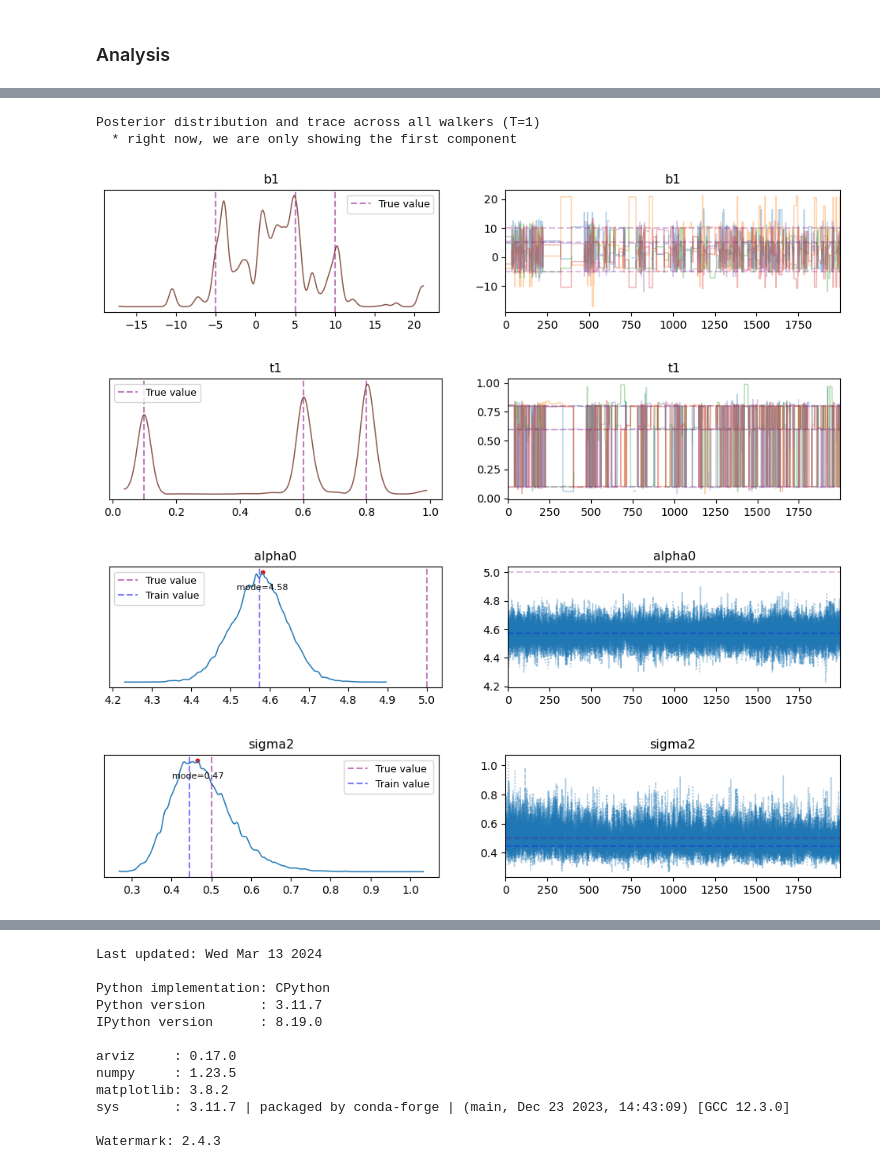
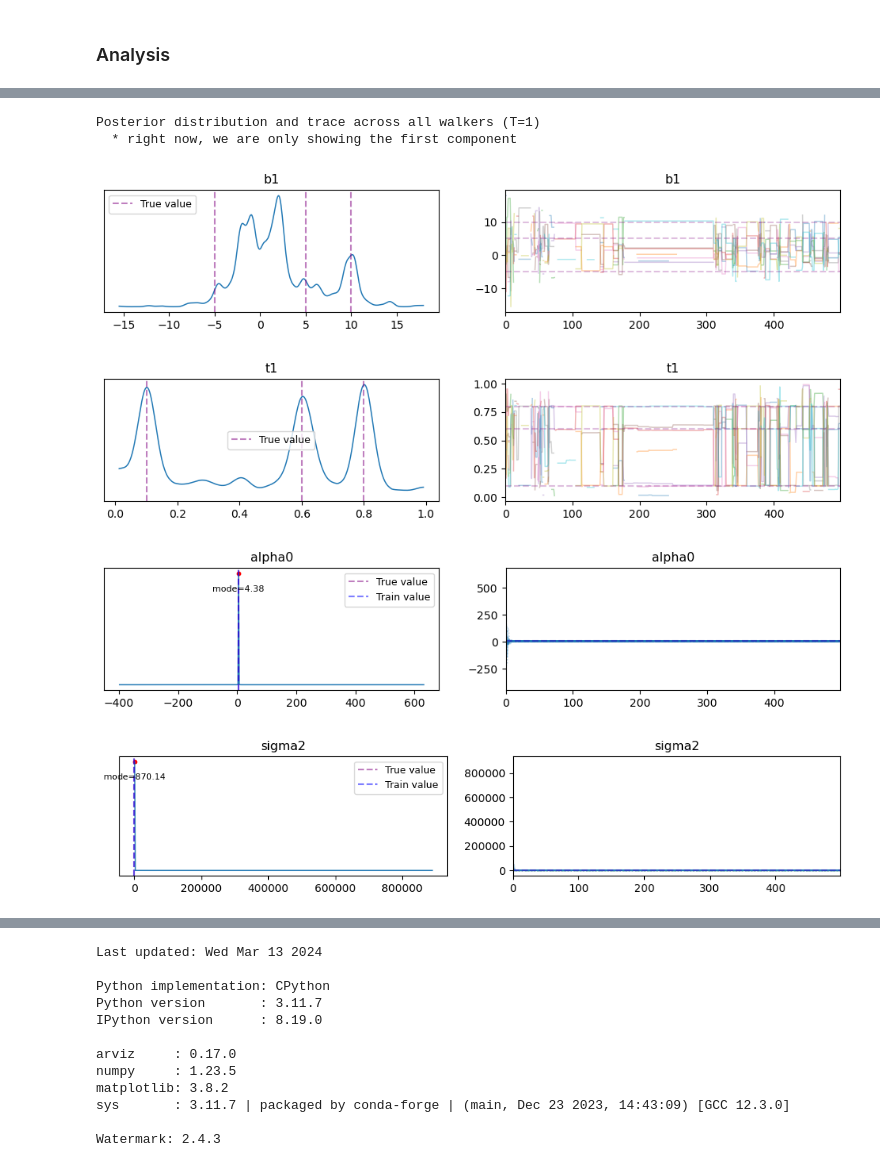
Before and after one commit to antcc/rk-bfr-jump, a Jupyter notebook: linear_regression.ipynb, the cells around one changed output, grey strips where cells are left out. Drawn from its saved outputs; the diff is of its cells as text; code cells hidden in the pictures.

Commit message:
Add transform_sigma and optimize get_proposal in RJMove

```diff
--- a/linear_regression.ipynb
+++ b/linear_regression.ipynb
@@ -497,11 +708,11 @@ class RJMoveRKHS(DistributionGenerateRJ):
 # %%
 # set up chain parameters
 branch_names = ["components", "common"]
-nleaves_max = {"components": 5, "common": 1}
+nleaves_max = {"components": 10, "common": 1}
 nleaves_min = {"components": 1, "common": 1}
 ndims = {"components": 2, "common": 2}
-nwalkers = 32
-ntemps = 5
+nwalkers = 64
+ntemps = 10
 
 # set coordinates for the leaf values in both branches
 coords = {
@@ -519,7 +730,8 @@ coords["common"][:, :, 0, 0] = (
 
 # sample initial values for sigma2 from inverse-gamma distribution
 sigma2_param = 2  # TODO: change?
-coords["common"][:, :, 0, 1] = invgamma(sigma2_param).rvs(size=(ntemps, nwalkers))
+init_sigma2 = invgamma(sigma2_param).rvs(size=(ntemps, nwalkers))
+coords["common"][:, :, 0, 1] = LogSqrtTransform.forward(init_sigma2) if TRANSFORM_SIGMA else init_sigma2
 
 # set indices for used/unused leaves of components (boolean 0/1)
 # we need to ensure that not all components are zero on any walker,
@@ -592,8 +750,8 @@ class AdjustStretchScaleCombineMove(Update):
 # %%
 # number of steps
-nsteps = 2000
+nsteps = 500
 thin_by = 1
-burn = 1500
+burn = 10
 
 # number of cores
 njobs = 4
@@ -641,9 +799,6 @@ rjmoveMT = MTDistGenMoveRJ(  # multiple-try distgen from prior
     rj=True,
 )
 
-# IMPORTANT: Do NOT specify 'gibbs_sampling_setup="components"' as an argument,
-# because we want all the coords going in at each proposal (for the conditional
-# prior distributions)
 rjmoveRKHSSimple = RJMoveRKHS(
     priors_simple["all_models_together"],
     nleaves_max={
@@ -653,15 +808,16 @@ rjmoveRKHSSimple = RJMoveRKHS(
         branch: value for branch, value in zip(branch_names, nleaves_min.values())
     },
     rj=True,
+    gibbs_sampling_setup="components",  # Do not specify this if using Zellner prior on beta
 )
 
 # log_likelihood object
-ll = RKHSLikelihood(t, X, Y)
+ll = RKHSLikelihood(t, X, Y, transform_sigma=TRANSFORM_SIGMA)
 
 # update function
 update_fn_group = AdjustStretchScaleCombineMove(
     idx_moves=[0, 1], target_acceptance=0.3, verbose=False,
-    max_change=0.1, supression_factor=0.1
+    max_factor=0.1, supression_factor=0.1
 )
 update_iters = 10
 
@@ -700,7 +856,7 @@ with Pool(njobs) as pool:
 
 
 # Print last sample information
-print("Last sample:")
+print(f"Last sample (transform_sigma = {TRANSFORM_SIGMA}):")
 print(last_sample.branches["components"].inds[0, 0, :])
 print(last_sample.branches_coords["components"][0, 0, :])
 print(last_sample.branches_coords["common"][0, 0, :])
@@ -809,43 +969,45 @@ def plot_trace(
 
 
 # Get chain from sampler
-chain = ensemble.get_chain(discard=0)
+chain = ensemble.get_chain(discard=0).copy()
+if TRANSFORM_SIGMA:
+    chain["common"][..., 1] = LogSqrtTransform.backward(chain["common"][..., 1])
 
 components_all = chain["components"]
 inds_components = ensemble.get_inds()["components"]
 components = components_all[inds_components]  # same as components_all[~np.isnan]
 b_all_models = components_all[..., 0, :, 0]
 t_all_models = components_all[..., 0, :, 1]
 
 common = chain["common"].squeeze()
 alpha0_chain = common[..., 0]
 sigma2_chain = common[..., 1]
 
 # Plot trace
 print("Posterior distribution and trace across all walkers (T=1)")
 print("  * right now, we are only showing the first component")
 plot_trace(
     b_all_models, 0, "b1", component_params[:, 0], az_kwargs={"chain_prop": "color"}
 )
 plot_trace(
     t_all_models, 0, "t1", component_params[:, 1], az_kwargs={"chain_prop": "color"}
 )
 plot_trace(alpha0_chain, 0, "alpha0", alpha0, Y.mean(), mode=True)
 plot_trace(
     sigma2_chain,
     0,
     "sigma2",
     sigma2,
     np.var(y[idx_train] - y_noiseless[idx_train]),
     mode=True,
 )
 # %% [output]
 Posterior distribution and trace across all walkers (T=1)
   * right now, we are only showing the first component
-[figure, old version]
+[figure, new version]
-[figure, old version]
+[figure, new version]
-[figure, old version]
+[figure, new version]
-[figure, old version]
+[figure, new version]
 # %%
 print("Posterior distribution p|D of the number of components across all walkers")
 
```
Also changed, not shown: parts of 9 cells of this notebook.
